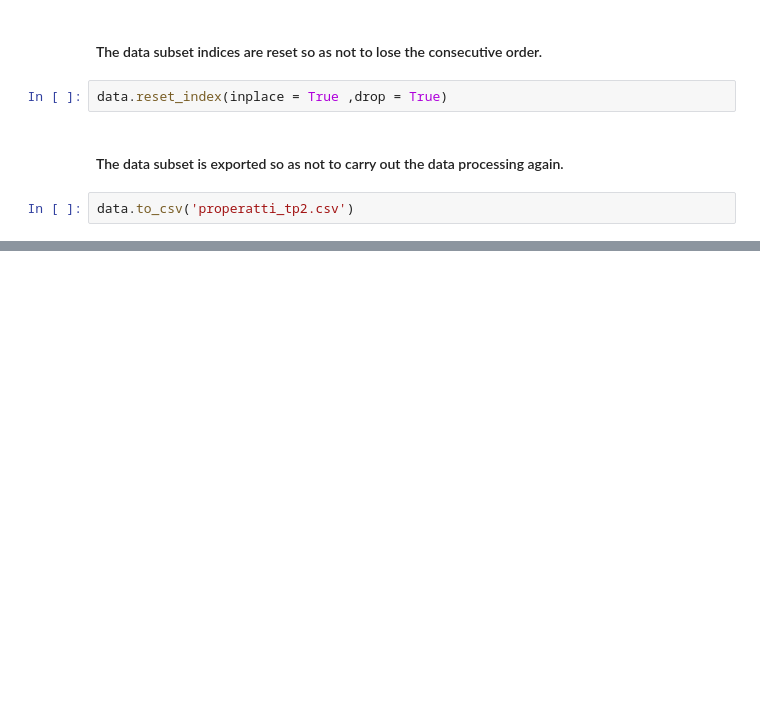
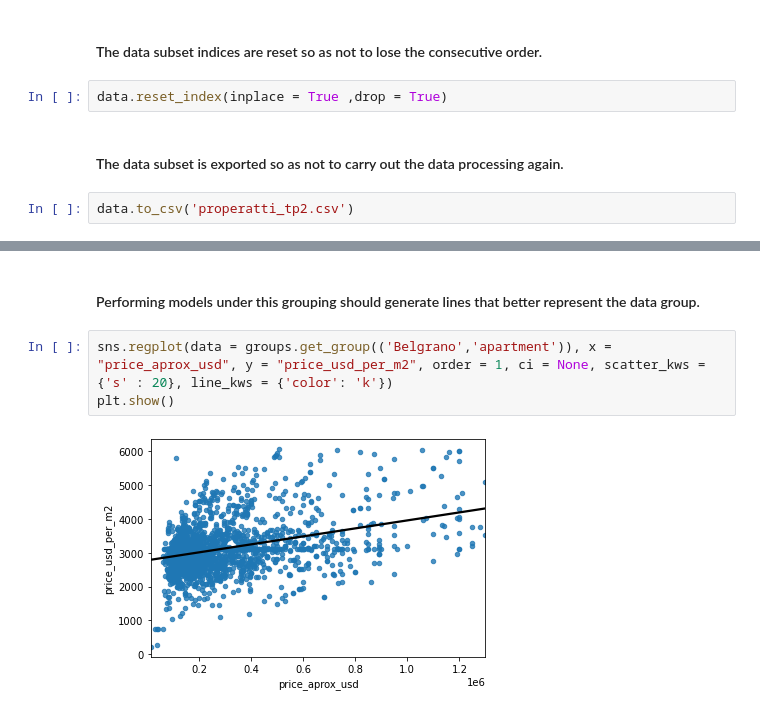
Before and after one commit to JonnathanDMT/Linear-Regression-Models, a Jupyter notebook: CodeWS2.ipynb, the cells around one changed output, grey strips where cells are left out. Saved outputs shown, nothing was run; the diff lists cells and outputs as text; blank space fills up the shorter version.

```diff
--- a/CodeWS2.ipynb
+++ b/CodeWS2.ipynb
@@ -164,0 +209,7 @@ data.to_csv('properatti_tp2.csv')
+# %% [markdown]
+#### Performing models under this grouping should generate lines that better represent the data group.
+# %%
+sns.regplot(data = groups.get_group(('Belgrano','apartment')), x = "price_aprox_usd", y = "price_usd_per_m2", order = 1, ci = None, scatter_kws = {'s' : 20}, line_kws = {'color': 'k'})
+plt.show()
+# %% [output]
+[figure, added]
```
Also changed, not shown: parts of 9 cells of this notebook.
